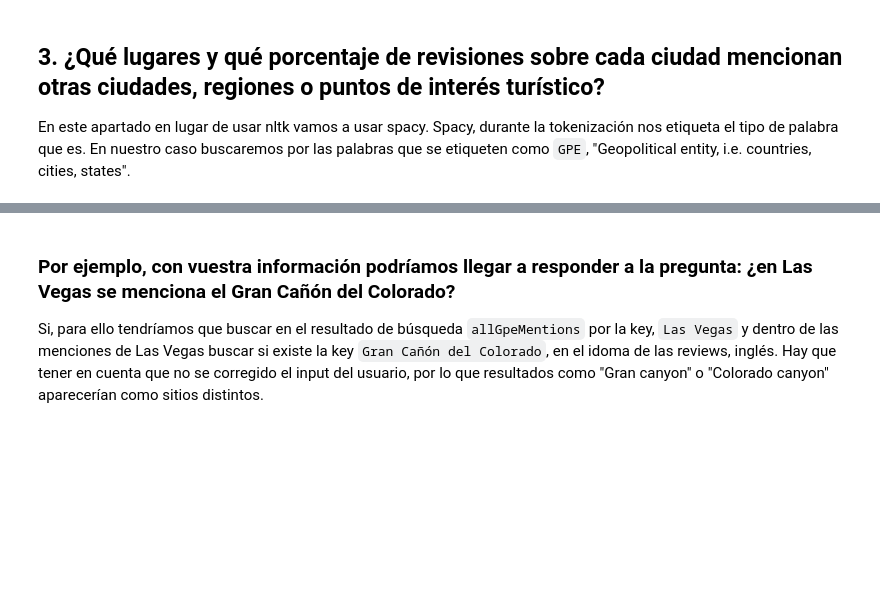
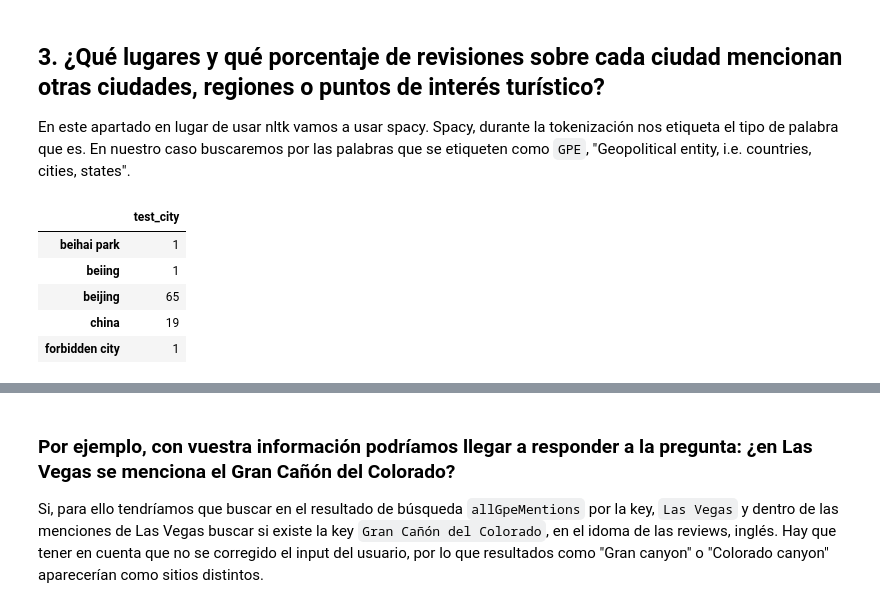
Before and after one commit to MiquelToni/p2-analisis-validaciones, a Jupyter notebook: u1-actividad-nlp.ipynb, the cells around one changed output, grey strips where cells are left out. Saved outputs shown, nothing was run; the diff lists cells and outputs as text; code cells hidden in the pictures; blank space fills up the shorter version.

```diff
--- a/u1-actividad-nlp.ipynb
+++ b/u1-actividad-nlp.ipynb
@@ -396,21 +510,28 @@ nlp = spacy.load("en_core_web_sm")
 # %%
 def findGpeMentions(hotels):
   gpeMentions = {}
   for index, hotel in hotels.iterrows():
     reviews = getReviews(hotel)
     for reviewIdx, review in reviews.iterrows():
       text = str(review.title) + ". " + str(review.review)
-      cleanText = wordCleaner(text)
-      tokens = nlp(cleanText)
+      tokens = nlp(text)
       for ent in tokens.ents:
         if ent.label_ == "GPE":
           gpeMentions = addOne(gpeMentions, ent.lower_)
       gpeMentions = addOne(gpeMentions, "reviewsAnalyzed")
   return gpeMentions
 
 #test
-test_result = parallelize_dataframe(hotels[10:12], findGpeMentions, concatCounter)
-pprint.pprint(test_result)
+test_result = {}
+test_result["test_city"] = parallelize_dataframe(hotels[10:12], findGpeMentions, concatCounter)
+pd.DataFrame.from_dict(test_result).fillna(0).head()
+# %% [output]
+|  | test_city |
+| beihai park | 1 |
+| beiing | 1 |
+| beijing | 65 |
+| china | 19 |
+| forbidden city | 1 |
 # %%
 allGpeMentions = {}
 
```
Also changed, not shown: parts of 16 cells of this notebook, 3 other files.
